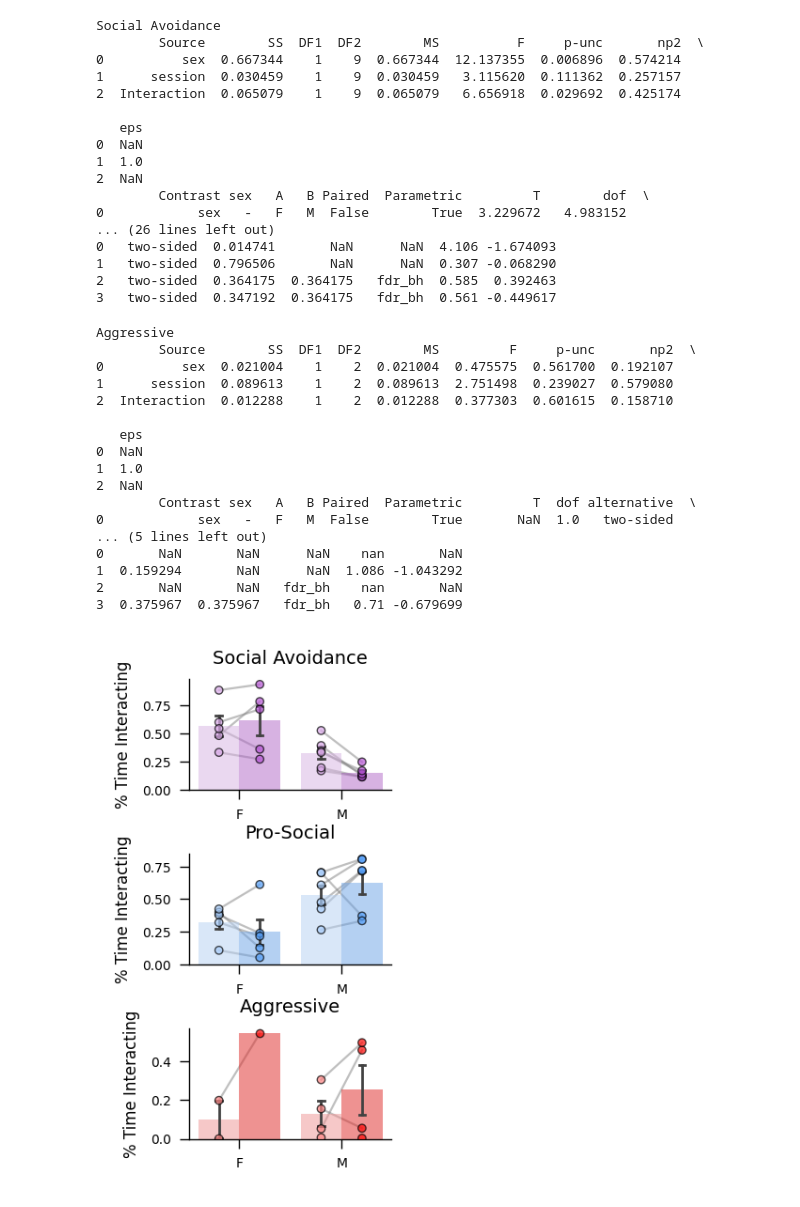
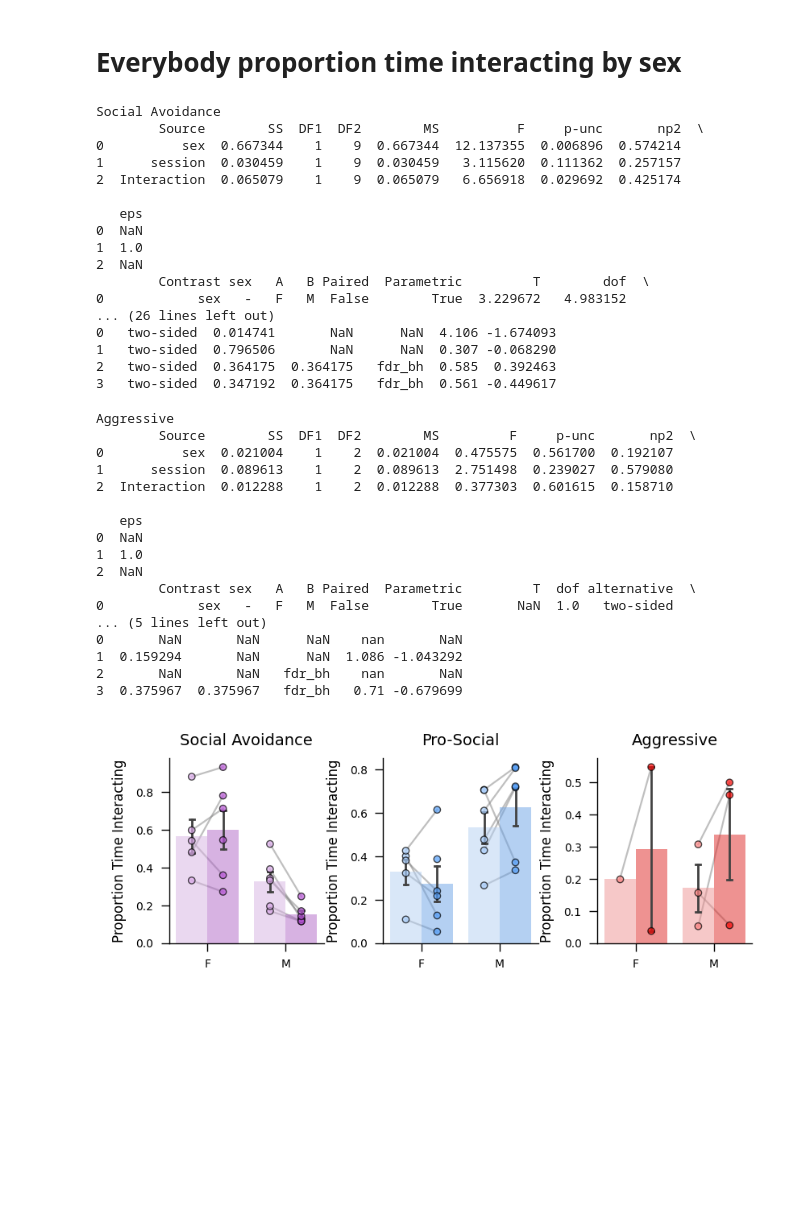
Before and after one commit to ZelikowskyLab/zlab_bnst, a Jupyter notebook: analysis/percent_behavior.ipynb, the cells around one changed output. Cells and saved outputs as stored; diff of their text form; code cells hidden in the pictures; blank space fills up the shorter version.

Commit message:
added more 1p plotting, behavior analysis

```diff
--- a/analysis/percent_behavior.ipynb
+++ b/analysis/percent_behavior.ipynb
@@ -30,7 +34,7 @@ def _resolve_overlaps(df: pd.DataFrame) -> pd.DataFrame:
 # %%
 
 # ── Intervals for this animal/session ─────────────────────────────────────────
-behavior_df = pd.read_csv('/Users/amonast/Desktop/miniscope/data/intervals_allmice.csv', index_col=0)
+behavior_df = pd.read_csv('/Users/amonast/Desktop/miniscope/data/tuning/intervals_allmice.csv', index_col=0)
 behavior_df["time"] = pd.to_timedelta(behavior_df["time"])
 
 
@@ -51,3 +55,13 @@ intervals = (
     .apply(_resolve_overlaps)
     .reset_index(drop=True)
 )
+
+print('these mice will be excluded from aggressive...')
+print(intervals[
+    (intervals["behavior_type"] == "Aggressive") &
+    (intervals["animal"].isin(["C2F1", "C2M4", "C1M2"]))
+])
+EXCLUDE_AGG = ["C2F1", "C2M4", "C1M2"]   # <2 s, single bout, one session
+
+agg_animals = [a for a in intervals.loc[intervals["behavior_type"] == "Aggressive", "animal"].unique()
+               if a not in EXCLUDE_AGG]
@@ -168,3 +149,5 @@ duration_summary
+# %% [markdown]
+# Everybody proportion time interacting by sex
 # %%
 BTYPES = ["Social Avoidance", "Pro-Social", "Aggressive"]
 DODGE  = 0.2
@@ -175,19 +158,22 @@ agg_palette   = ["#fe8382","#fe0806",]
 social_palette   = ["#aacffd","#55a0fb"]
 avoidance_palette    = ["#dbaaea","#b856d7"]
 palettes = [avoidance_palette,social_palette,agg_palette]
-height=2.8
-width=1.5
-fig, axes = plt.subplots(nrows=3, ncols=1, dpi=200, figsize=(width, height), sharey=False)
+height=1.5
+width=4
+
+fig, axes = plt.subplots(nrows=1, ncols=3, dpi=200, figsize=(width, height), sharey=False)
 
 for i,(ax, btype) in enumerate(zip(axes, BTYPES)):
     sub = duration_summary[duration_summary["behavior_type"] == btype]
 
-    sb.barplot(data=sub, x='sex', y='proportion', hue='session',palette=palettes[i],
-               err_kws={'linewidth':1,},
-               order=sex_order, alpha=0.5, ax=ax, errorbar='se', capsize=.12,legend=False)
-    sb.stripplot(data=sub, x='sex', y='proportion', hue='session',palette=palettes[i],
-                 order=sex_order, dodge=True, jitter=0, ax=ax,legend=False,
-                 edgecolor='k', size=3,alpha=.7,linewidth=.5)
+    if btype == "Aggressive":
+        sub = sub[~sub["animal"].isin(EXCLUDE_AGG)]
+    sb.barplot(data=sub, x='sex', y='proportion', hue='session', hue_order=["R1", "R2"],
+               palette=palettes[i], err_kws={'linewidth':1,},
+               order=sex_order, alpha=0.5, ax=ax, errorbar='se', capsize=.12, legend=False)
+    sb.stripplot(data=sub, x='sex', y='proportion', hue='session', hue_order=["R1", "R2"],
+                 palette=palettes[i], order=sex_order, dodge=True, jitter=0, ax=ax, legend=False,
+                 edgecolor='k', size=3, alpha=.7, linewidth=.5)
     print(btype)
     print(pg.mixed_anova(data=sub,dv='proportion',
                          between='sex',within='session',subject='animal'))
@@ -204,7 +190,7 @@ for i,(ax, btype) in enumerate(zip(axes, BTYPES)):
                 [r1[0], r2[0]],
                 color="gray", alpha=0.5, linewidth=0.8, zorder=0
             )
-    ax.set_ylabel('% Time Interacting',size=6)
+    ax.set_ylabel('Proportion Time Interacting',size=6)
     ax.set_title(btype,size=7)
     ax.set_xlabel("")
     ax.tick_params(axis='both', labelsize=5,width=.5)
@@ -213,7 +199,7 @@ for i,(ax, btype) in enumerate(zip(axes, BTYPES)):
         sp.set_linewidth(.5)
 
 plt.tight_layout(pad=0.1,h_pad=0.1)
-plt.savefig('figures/behavior_barplots.svg',transparent=True)
+plt.savefig('/Users/amonast/Desktop/miniscope/figures/behavior_barplots.svg',transparent=True)
 # %% [output]
 Social Avoidance
         Source        SS  DF1  DF2        MS          F     p-unc       np2  \
@@ -222,31 +208,31 @@ Social Avoidance
 2  Interaction  0.065079    1    9  0.065079   6.656918  0.029692  0.425174
 
    eps
 0  NaN
 1  1.0
 2  NaN
         Contrast sex   A   B Paired  Parametric         T        dof  \
 0            sex   -   F   M  False        True  3.229672   4.983152
 ... (26 lines left out)
 0   two-sided  0.014741       NaN      NaN  4.106 -1.674093
 1   two-sided  0.796506       NaN      NaN  0.307 -0.068290
 2   two-sided  0.364175  0.364175   fdr_bh  0.585  0.392463
 3   two-sided  0.347192  0.364175   fdr_bh  0.561 -0.449617
 Aggressive
         Source        SS  DF1  DF2        MS         F     p-unc       np2  \
 0          sex  0.021004    1    2  0.021004  0.475575  0.561700  0.192107
 1      session  0.089613    1    2  0.089613  2.751498  0.239027  0.579080
 2  Interaction  0.012288    1    2  0.012288  0.377303  0.601615  0.158710
 
    eps
 0  NaN
 1  1.0
 2  NaN
         Contrast sex   A   B Paired  Parametric         T  dof alternative  \
 0            sex   -   F   M  False        True       NaN  1.0   two-sided
 ... (5 lines left out)
 0       NaN       NaN      NaN    nan       NaN
 1  0.159294       NaN      NaN  1.086 -1.043292
 2       NaN       NaN   fdr_bh    nan       NaN
 3  0.375967  0.375967   fdr_bh   0.71 -0.679699
-[figure, old version]
+[figure, new version]
```
Also changed, not shown: parts of 24 cells of this notebook, 32 other files.
